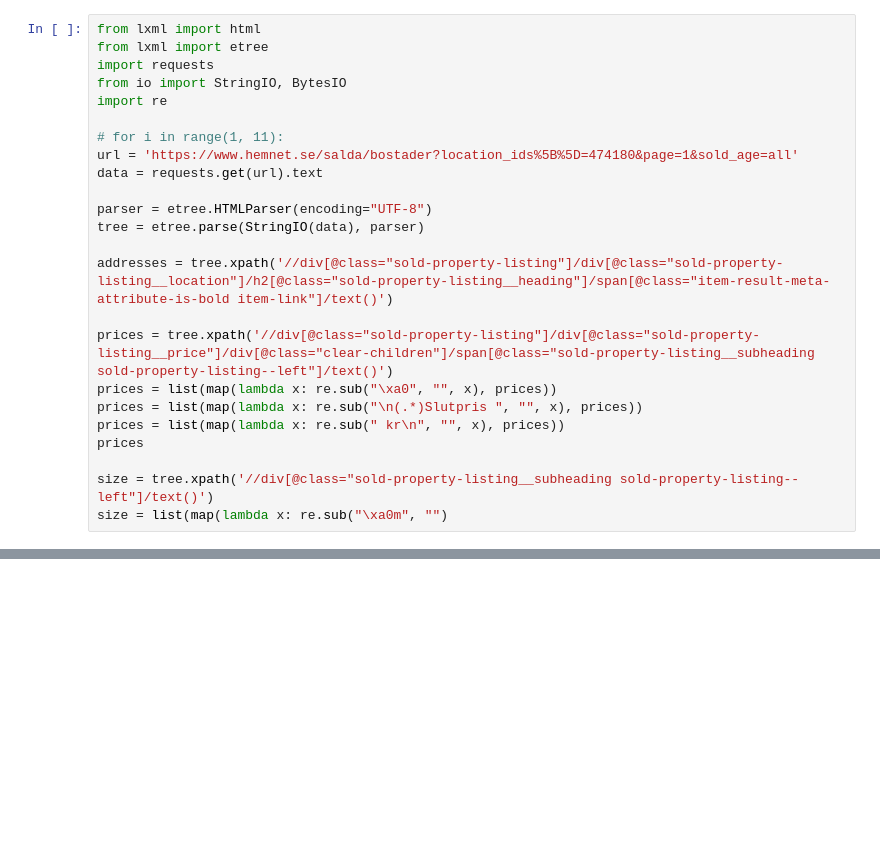
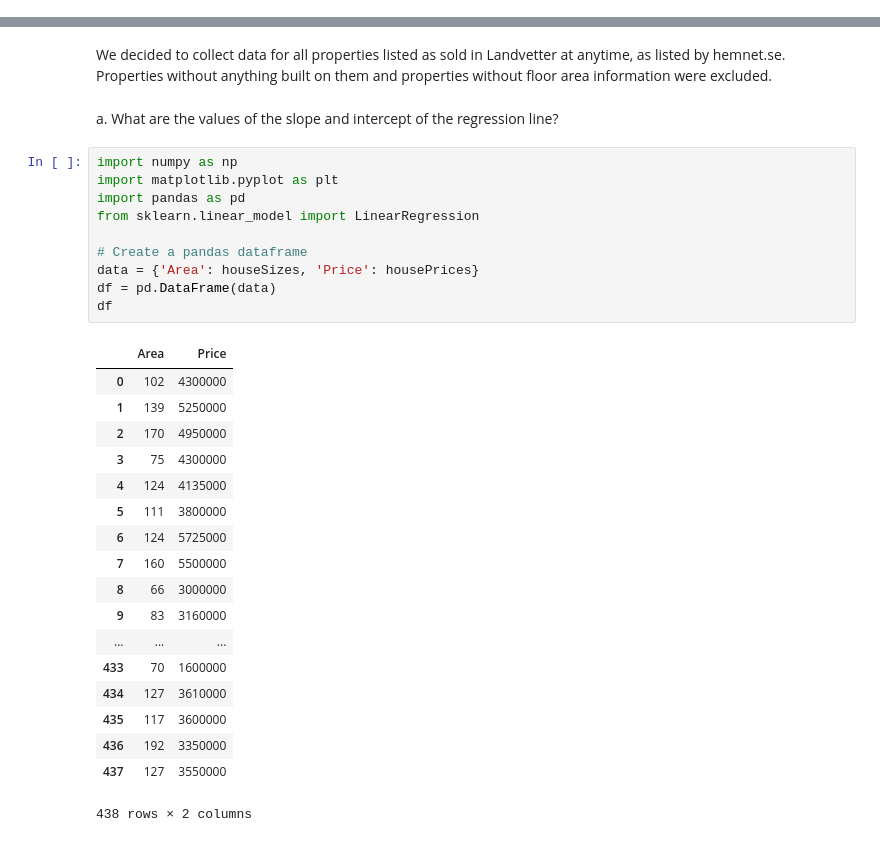
Before and after one commit to ecen/data-science-intro, a Jupyter notebook: Assignment2.ipynb, the cells around one changed output, grey strips where cells are left out. Drawn from its saved outputs; the diff is of its cells as text; blank space fills up the shorter version.

Commit message:
Added data for Assignment 3

```diff
--- a/Assignment2.ipynb
+++ b/Assignment2.ipynb
@@ -44,24 +40,0 @@ not to misuse the data. As such, there needs to be clear definitions of how the
-# %%
-from lxml import html
-from lxml import etree
-import requests
-from io import StringIO, BytesIO
-import re
-
-# for i in range(1, 11):
-url = 'https://www.hemnet.se/salda/bostader?location_ids%5B%5D=474180&page=1&sold_age=all'
-data = requests.get(url).text
-
-parser = etree.HTMLParser(encoding="UTF-8")
-tree = etree.parse(StringIO(data), parser)
-
-addresses = tree.xpath('//div[@class="sold-property-listing"]/div[@class="sold-property-listing__location"]/h2[@class="sold-property-listing__heading"]/span[@class="item-result-meta-attribute-is-bold item-link"]/text()')
-
-prices = tree.xpath('//div[@class="sold-property-listing"]/div[@class="sold-property-listing__price"]/div[@class="clear-children"]/span[@class="sold-property-listing__subheading sold-property-listing--left"]/text()')
-prices = list(map(lambda x: re.sub("\xa0", "", x), prices))
-prices = list(map(lambda x: re.sub("\n(.*)Slutpris ", "", x), prices))
-prices = list(map(lambda x: re.sub(" kr\n", "", x), prices))
-prices
-
-size = tree.xpath('//div[@class="sold-property-listing__subheading sold-property-listing--left"]/text()')
-size = list(map(lambda x: re.sub("\xa0m", "")
@@ -67,0 +105,33 @@ size = list(map(lambda x: re.sub("\xa0m", "")
+# %% [markdown]
+We decided to collect data for all properties listed as sold in Landvetter at anytime, as listed by hemnet.se. Properties without anything built on them and properties without floor area information were excluded.
+# %% [markdown]
+a. What are the values of the slope and intercept of the regression line?
+# %%
+import numpy as np
+import matplotlib.pyplot as plt
+import pandas as pd
+from sklearn.linear_model import LinearRegression
+
+# Create a pandas dataframe
+data = {'Area': houseSizes, 'Price': housePrices}
+df = pd.DataFrame(data)
+df
+# %% [output]
+|  | Area | Price |
+| 0 | 102 | 4300000 |
+| 1 | 139 | 5250000 |
+| 2 | 170 | 4950000 |
+| 3 | 75 | 4300000 |
+| 4 | 124 | 4135000 |
+| 5 | 111 | 3800000 |
+| 6 | 124 | 5725000 |
+| 7 | 160 | 5500000 |
+| 8 | 66 | 3000000 |
+| 9 | 83 | 3160000 |
+| ... | ... | ... |
+| 433 | 70 | 1600000 |
+| 434 | 127 | 3610000 |
+| 435 | 117 | 3600000 |
+| 436 | 192 | 3350000 |
+| 437 | 127 | 3550000 |
+438 rows × 2 columns
```
Also changed, not shown: parts of 21 cells of this notebook, 6 other files.
